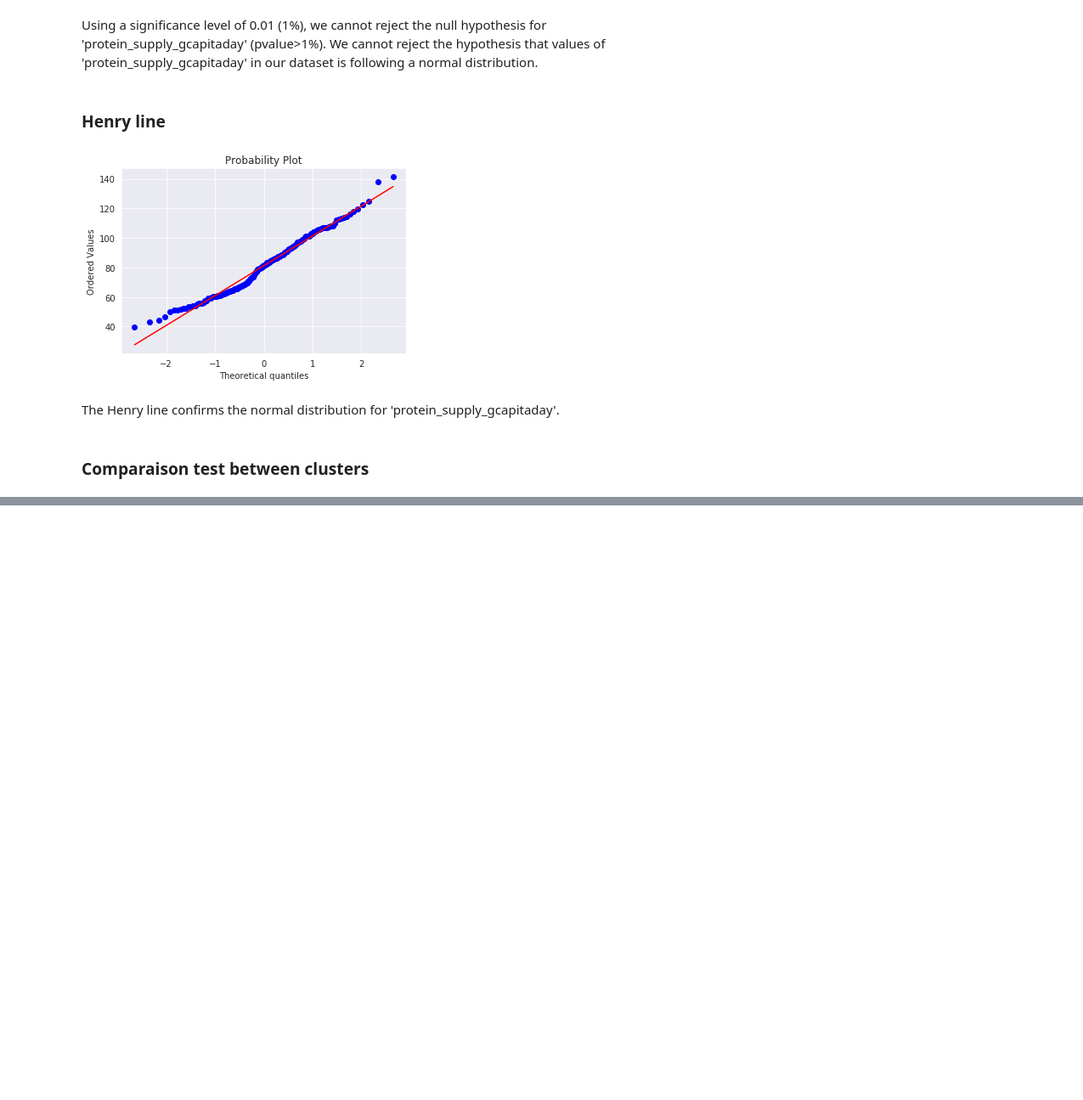
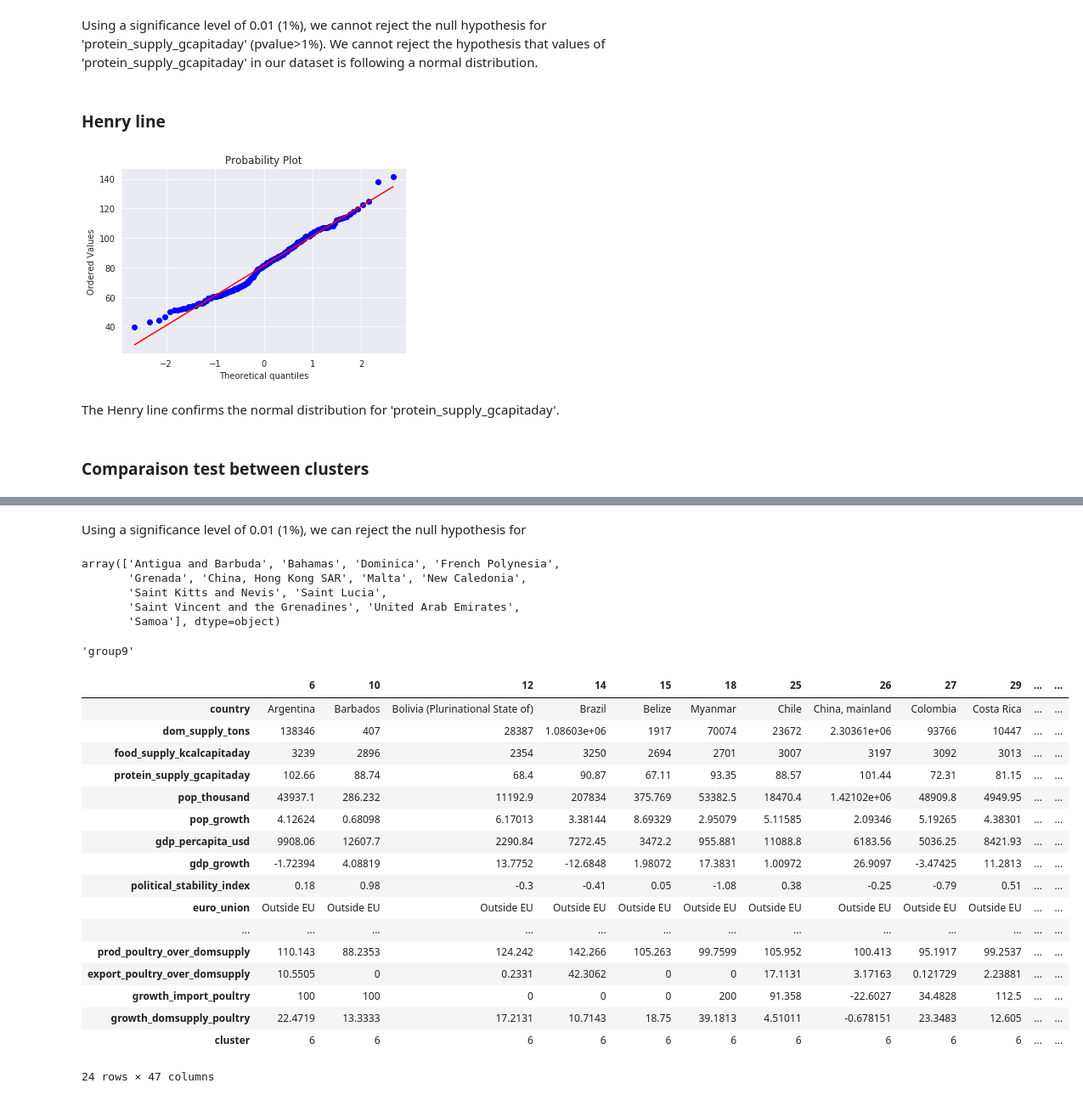
Before and after one commit to Michael-Orange/MarketStudy_ChickenExports_OC, a Jupyter notebook: P5_analysis.ipynb, the cells around one changed output, grey strips where cells are left out. Shown at 85% size. Cells and saved outputs as stored; diff of their text form; code cells hidden in the pictures; blank space fills up the shorter version.

```diff
--- a/P5_analysis.ipynb
+++ b/P5_analysis.ipynb
@@ -732,0 +737,10 @@ group8 vs group 9 - null hypothesis not rejected (>5%) -  statistic: -0.55584200
+# %% [markdown]
+Using a significance level of 0.01 (1%), we can reject the null hypothesis for
+# %%
+group7.country.unique()
+# %% [output]
+array(['Antigua and Barbuda', 'Bahamas', 'Dominica', 'French Polynesia',
+       'Grenada', 'China, Hong Kong SAR', 'Malta', 'New Caledonia',
+       'Saint Kitts and Nevis', 'Saint Lucia',
+       'Saint Vincent and the Grenadines', 'United Arab Emirates',
+       'Samoa'], dtype=object)
@@ -733,2 +751,27 @@ group8 vs group 9 - null hypothesis not rejected (>5%) -  statistic: -0.55584200
 # %%
 data_country.to_csv(r'data/output/data_cluster.csv', index = False)
+# %%
+group
+# %% [output]
+'group9'
+# %%
+group6.transpose()
+# %% [output]
+|  | 6 | 10 | 12 | 14 | 15 | 18 | 25 | 26 | 27 | 29 | ... | ... |
+| country | Argentina | Barbados | Bolivia (Plurinational State of) | Brazil | Belize | Myanmar | Chile | China, mainland | Colombia | Costa Rica | ... | ... |
+| dom_supply_tons | 138346 | 407 | 28387 | 1.08603e+06 | 1917 | 70074 | 23672 | 2.30361e+06 | 93766 | 10447 | ... | ... |
+| food_supply_kcalcapitaday | 3239 | 2896 | 2354 | 3250 | 2694 | 2701 | 3007 | 3197 | 3092 | 3013 | ... | ... |
+| protein_supply_gcapitaday | 102.66 | 88.74 | 68.4 | 90.87 | 67.11 | 93.35 | 88.57 | 101.44 | 72.31 | 81.15 | ... | ... |
+| pop_thousand | 43937.1 | 286.232 | 11192.9 | 207834 | 375.769 | 53382.5 | 18470.4 | 1.42102e+06 | 48909.8 | 4949.95 | ... | ... |
+| pop_growth | 4.12624 | 0.68098 | 6.17013 | 3.38144 | 8.69329 | 2.95079 | 5.11585 | 2.09346 | 5.19265 | 4.38301 | ... | ... |
+| gdp_percapita_usd | 9908.06 | 12607.7 | 2290.84 | 7272.45 | 3472.2 | 955.881 | 11088.8 | 6183.56 | 5036.25 | 8421.93 | ... | ... |
+| gdp_growth | -1.72394 | 4.08819 | 13.7752 | -12.6848 | 1.98072 | 17.3831 | 1.00972 | 26.9097 | -3.47425 | 11.2813 | ... | ... |
+| political_stability_index | 0.18 | 0.98 | -0.3 | -0.41 | 0.05 | -1.08 | 0.38 | -0.25 | -0.79 | 0.51 | ... | ... |
+| euro_union | Outside EU | Outside EU | Outside EU | Outside EU | Outside EU | Outside EU | Outside EU | Outside EU | Outside EU | Outside EU | ... | ... |
+| ... | ... | ... | ... | ... | ... | ... | ... | ... | ... | ... | ... | ... |
+| prod_poultry_over_domsupply | 110.143 | 88.2353 | 124.242 | 142.266 | 105.263 | 99.7599 | 105.952 | 100.413 | 95.1917 | 99.2537 | ... | ... |
+| export_poultry_over_domsupply | 10.5505 | 0 | 0.2331 | 42.3062 | 0 | 0 | 17.1131 | 3.17163 | 0.121729 | 2.23881 | ... | ... |
+| growth_import_poultry | 100 | 100 | 0 | 0 | 0 | 200 | 91.358 | -22.6027 | 34.4828 | 112.5 | ... | ... |
+| growth_domsupply_poultry | 22.4719 | 13.3333 | 17.2131 | 10.7143 | 18.75 | 39.1813 | 4.51011 | -0.678151 | 23.3483 | 12.605 | ... | ... |
+| cluster | 6 | 6 | 6 | 6 | 6 | 6 | 6 | 6 | 6 | 6 | ... | ... |
+24 rows × 47 columns
```
Also changed, not shown: parts of 11 cells of this notebook, 13 other files.
